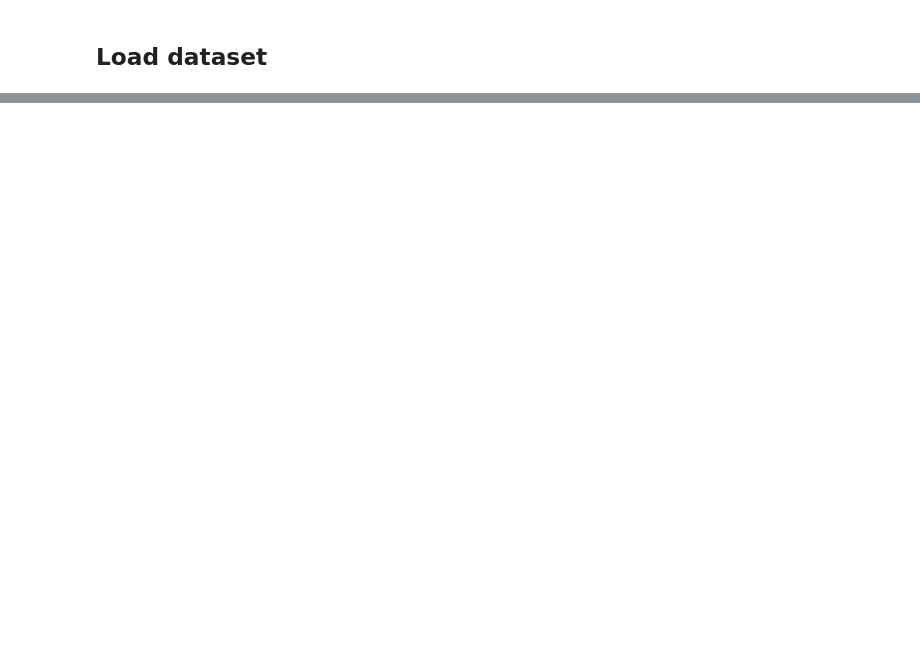
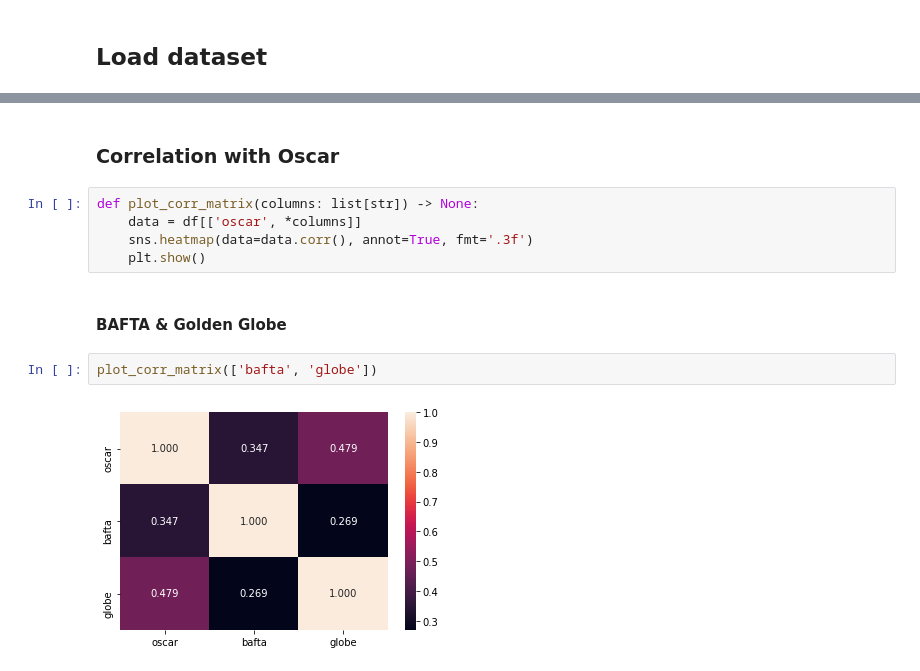
Before and after one commit to vvkin/oscar-predicting, a Jupyter notebook: notebooks/eda.ipynb, the cells around one changed output, grey strips where cells are left out. Drawn from its saved outputs; the diff is of its cells as text; blank space fills up the shorter version.

```diff
--- a/notebooks/eda.ipynb
+++ b/notebooks/eda.ipynb
@@ -25,0 +112,13 @@ df.head()
+# %% [markdown]
+### Correlation with Oscar
+# %%
+def plot_corr_matrix(columns: list[str]) -> None:
+    data = df[['oscar', *columns]]
+    sns.heatmap(data=data.corr(), annot=True, fmt='.3f')
+    plt.show()
+# %% [markdown]
+#### BAFTA & Golden Globe
+# %%
+plot_corr_matrix(['bafta', 'globe'])
+# %% [output]
+[figure, added]
```
Also changed, not shown: parts of 24 cells of this notebook.
